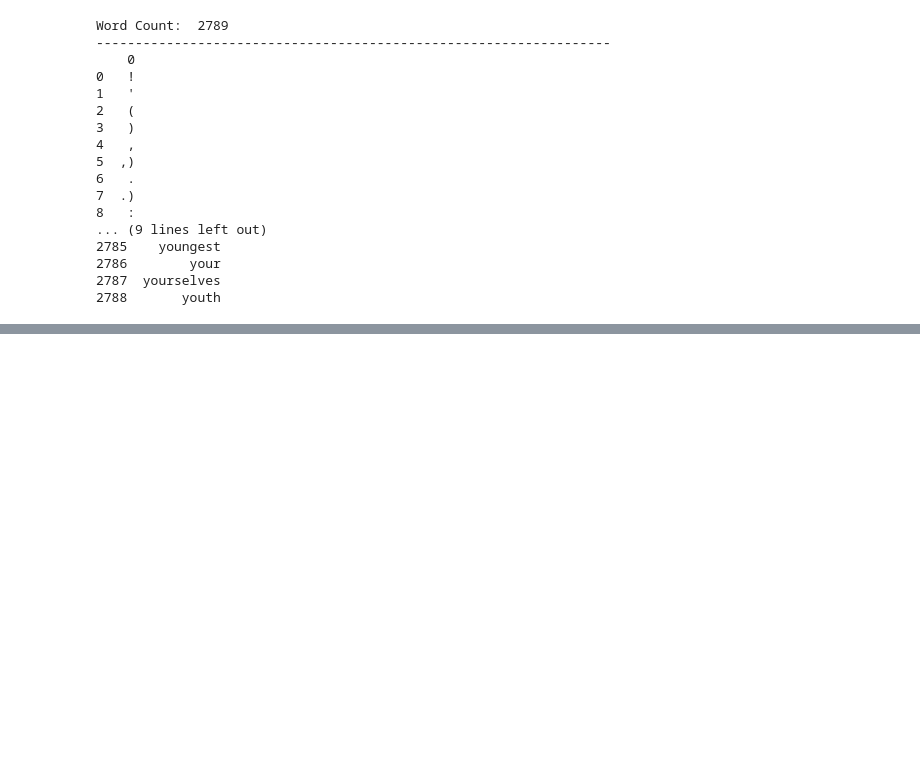
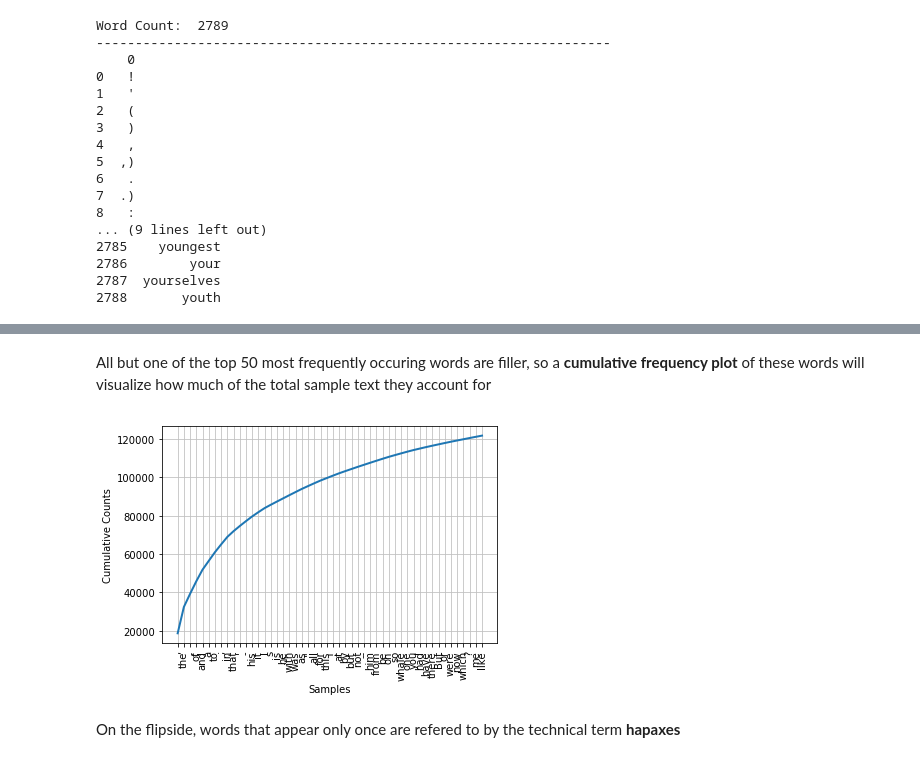
Before and after one commit to WhitneyOnTheWeb/Python_Playground, a Jupyter notebook: NLTKforPython.ipynb, the cells around one changed output, grey strips where cells are left out. Saved outputs shown, nothing was run; the diff lists cells and outputs as text; code cells hidden in the pictures; blank space fills up the shorter version.

```diff
--- a/NLTKforPython.ipynb
+++ b/NLTKforPython.ipynb
@@ -160,0 +243,8 @@ print(round(len(distinct) / len(text3), 2) * 100, "%")
+# %%
+fdMobyDick = FreqDist(text1)
+fdChat = FreqDist(text5)
+print(fdMobyDick)
+line()
+print(fdMobyDick.most_common(50))
+line()
+print('Whale Occurances: ', fdMobyDick['whale'])
@@ -160,0 +257,8 @@ print(round(len(distinct) / len(text3), 2) * 100, "%")
+# %% [markdown]
+All but one of the top 50 most frequently occuring words are filler, so a **cumulative frequency plot** of these words will visualize how much of the total sample text they account for
+# %%
+fdMobyDick.plot(50, cumulative=True)
+# %% [output]
+[figure, added]
+# %% [markdown]
+On the flipside, words that appear only once are refered to by the technical term **hapaxes**
```
Also changed, not shown: parts of 30 cells of this notebook, 1 other file.
